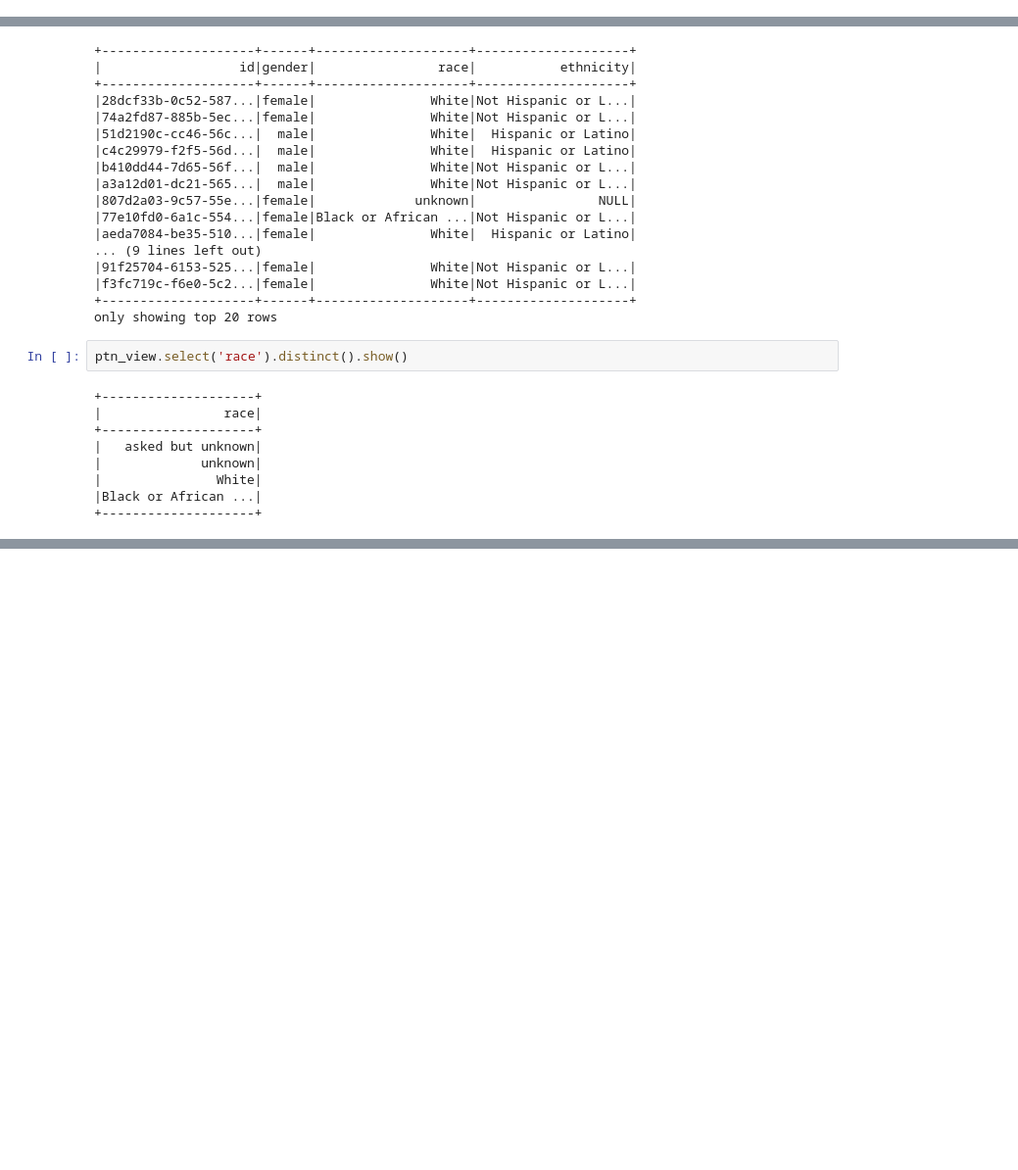
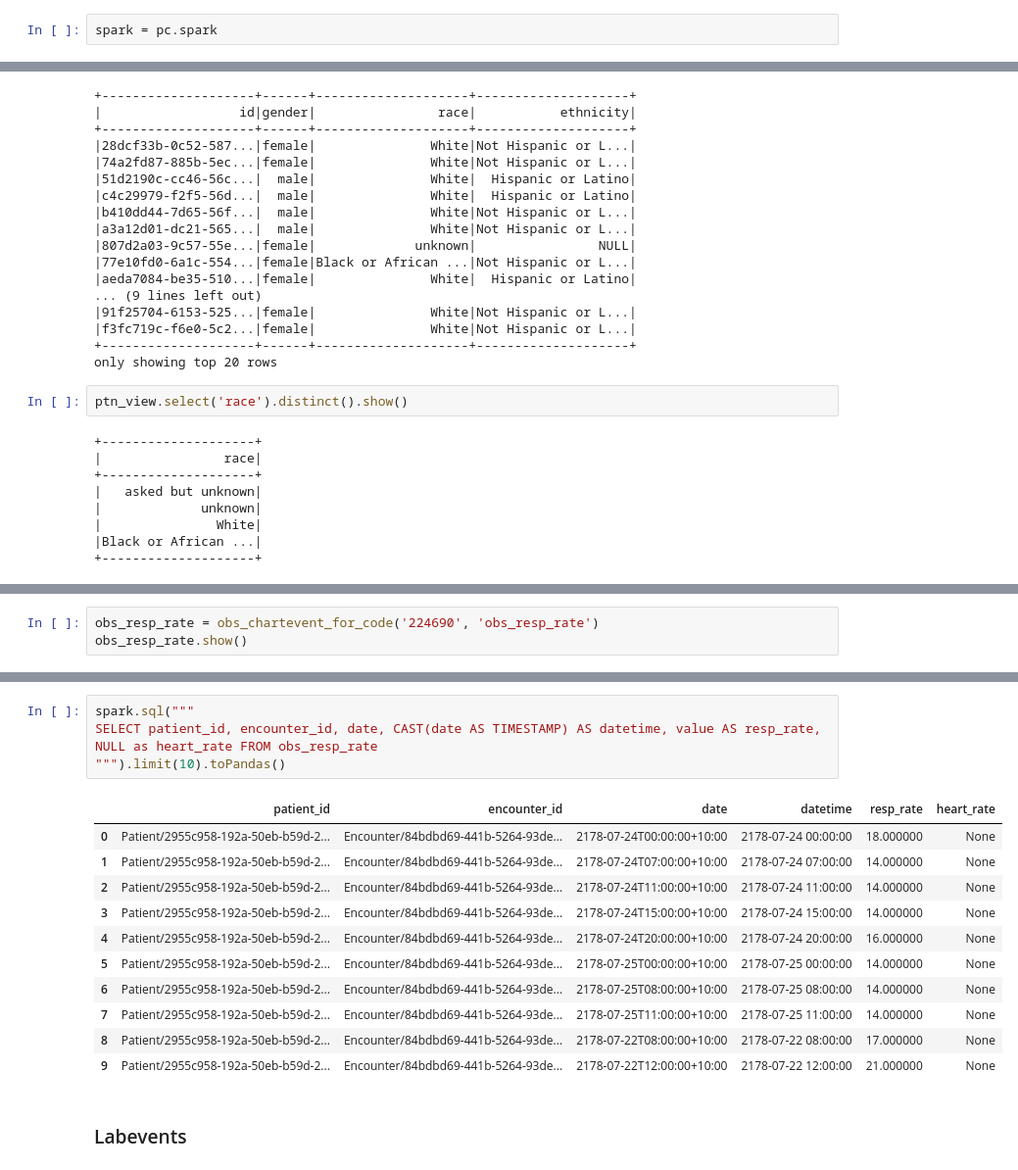
Before and after one commit to aehrc/sql-on-fhir-evaluation, a Jupyter notebook: notebooks/SOFTest.ipynb, the cells around one changed output, grey strips where cells are left out. Shown at 98% size. Drawn from its saved outputs; the diff is of its cells as text; blank space fills up the shorter version.

```diff
--- a/notebooks/SOFTest.ipynb
+++ b/notebooks/SOFTest.ipynb
@@ -46,3 +46,5 @@ org.apache.hadoop#hadoop-aws added as a dependency
+# %%
+spark = pc.spark
 # %%
 data = pc.read.parquet(MIMIC_FHIR_PATH)
 data.read('Patient').show()
@@ -128,0 +207,3 @@ ptn_view.select('race').distinct().show()
+# %%
+obs_resp_rate = obs_chartevent_for_code('224690', 'obs_resp_rate')
+obs_resp_rate.show()
@@ -128,0 +285,18 @@ ptn_view.select('race').distinct().show()
+# %%
+spark.sql("""
+SELECT patient_id, encounter_id, date, CAST(date AS TIMESTAMP) AS datetime, value AS resp_rate, NULL as heart_rate FROM obs_resp_rate
+""").limit(10).toPandas()
+# %% [output]
+|  | patient_id | encounter_id | date | datetime | resp_rate | heart_rate |
+| 0 | Patient/2955c958-192a-50eb-b59d-2... | Encounter/84bdbd69-441b-5264-93de... | 2178-07-24T00:00:00+10:00 | 2178-07-24 00:00:00 | 18.000000 | None |
+| 1 | Patient/2955c958-192a-50eb-b59d-2... | Encounter/84bdbd69-441b-5264-93de... | 2178-07-24T07:00:00+10:00 | 2178-07-24 07:00:00 | 14.000000 | None |
+| 2 | Patient/2955c958-192a-50eb-b59d-2... | Encounter/84bdbd69-441b-5264-93de... | 2178-07-24T11:00:00+10:00 | 2178-07-24 11:00:00 | 14.000000 | None |
+| 3 | Patient/2955c958-192a-50eb-b59d-2... | Encounter/84bdbd69-441b-5264-93de... | 2178-07-24T15:00:00+10:00 | 2178-07-24 15:00:00 | 14.000000 | None |
+| 4 | Patient/2955c958-192a-50eb-b59d-2... | Encounter/84bdbd69-441b-5264-93de... | 2178-07-24T20:00:00+10:00 | 2178-07-24 20:00:00 | 16.000000 | None |
+| 5 | Patient/2955c958-192a-50eb-b59d-2... | Encounter/84bdbd69-441b-5264-93de... | 2178-07-25T00:00:00+10:00 | 2178-07-25 00:00:00 | 14.000000 | None |
+| 6 | Patient/2955c958-192a-50eb-b59d-2... | Encounter/84bdbd69-441b-5264-93de... | 2178-07-25T08:00:00+10:00 | 2178-07-25 08:00:00 | 14.000000 | None |
+| 7 | Patient/2955c958-192a-50eb-b59d-2... | Encounter/84bdbd69-441b-5264-93de... | 2178-07-25T11:00:00+10:00 | 2178-07-25 11:00:00 | 14.000000 | None |
+| 8 | Patient/2955c958-192a-50eb-b59d-2... | Encounter/84bdbd69-441b-5264-93de... | 2178-07-22T08:00:00+10:00 | 2178-07-22 08:00:00 | 17.000000 | None |
+| 9 | Patient/2955c958-192a-50eb-b59d-2... | Encounter/84bdbd69-441b-5264-93de... | 2178-07-22T12:00:00+10:00 | 2178-07-22 12:00:00 | 21.000000 | None |
+# %% [markdown]
+### Labevents
```
Also changed, not shown: parts of 14 cells of this notebook, 3 other files.
